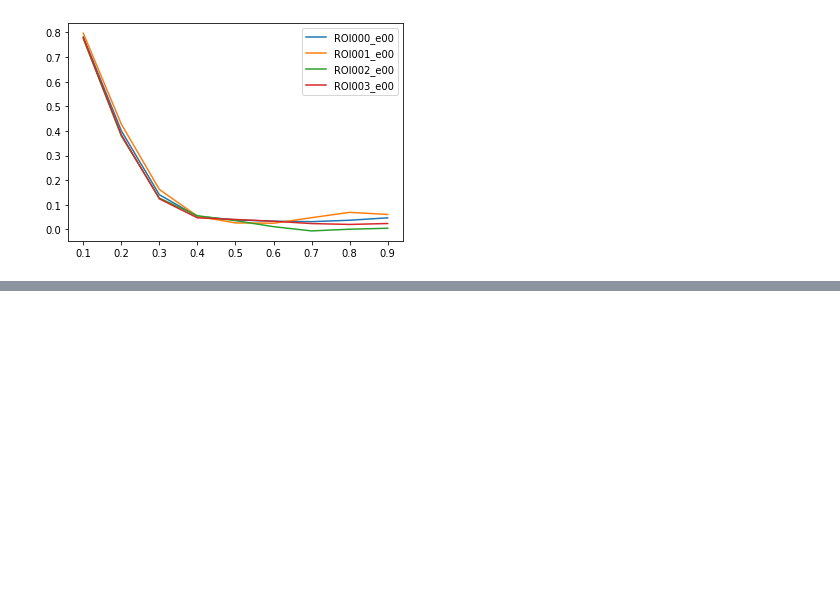
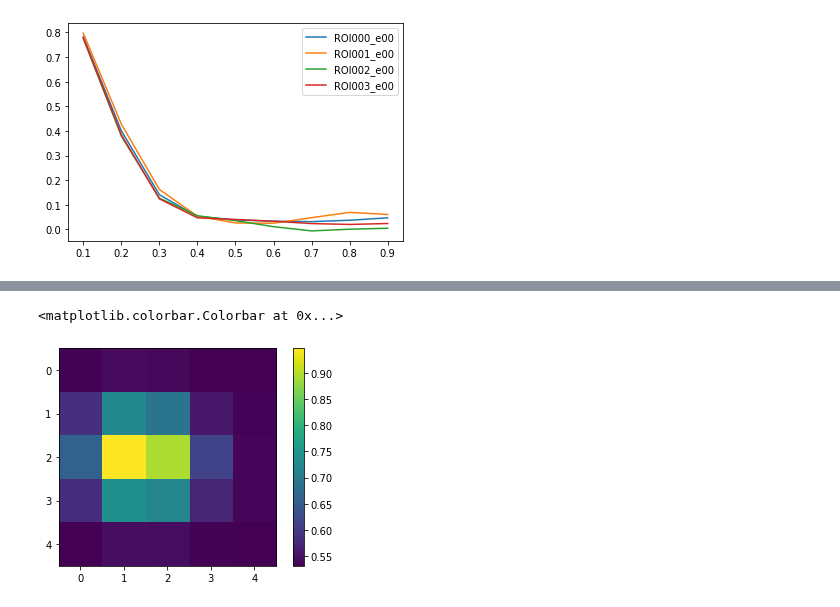
Before and after one commit to steaime/DSHpy, a Jupyter notebook: tutorial4_ROIs.ipynb, the cells around one changed output, grey strips where cells are left out. Cells and saved outputs as stored; diff of their text form; code cells hidden in the pictures; blank space fills up the shorter version.

```diff
--- a/tutorial4_ROIs.ipynb
+++ b/tutorial4_ROIs.ipynb
@@ -701,0 +722,8 @@ plt.legend()
+# %%
+search_range = 2
+Xcorr = RP.CalcCrosscorrMatrix(MIinput.GetImage(1), MIinput.GetImage(0), SearchRange=search_range, SearchROI=None, ValidateInput=True)
+plt.imshow(Xcorr)
+plt.colorbar()
+# %% [output]
+<matplotlib.colorbar.Colorbar at 0x...>
+[figure, added]
```
Also changed, not shown: parts of 11 cells of this notebook, 1 other file.
